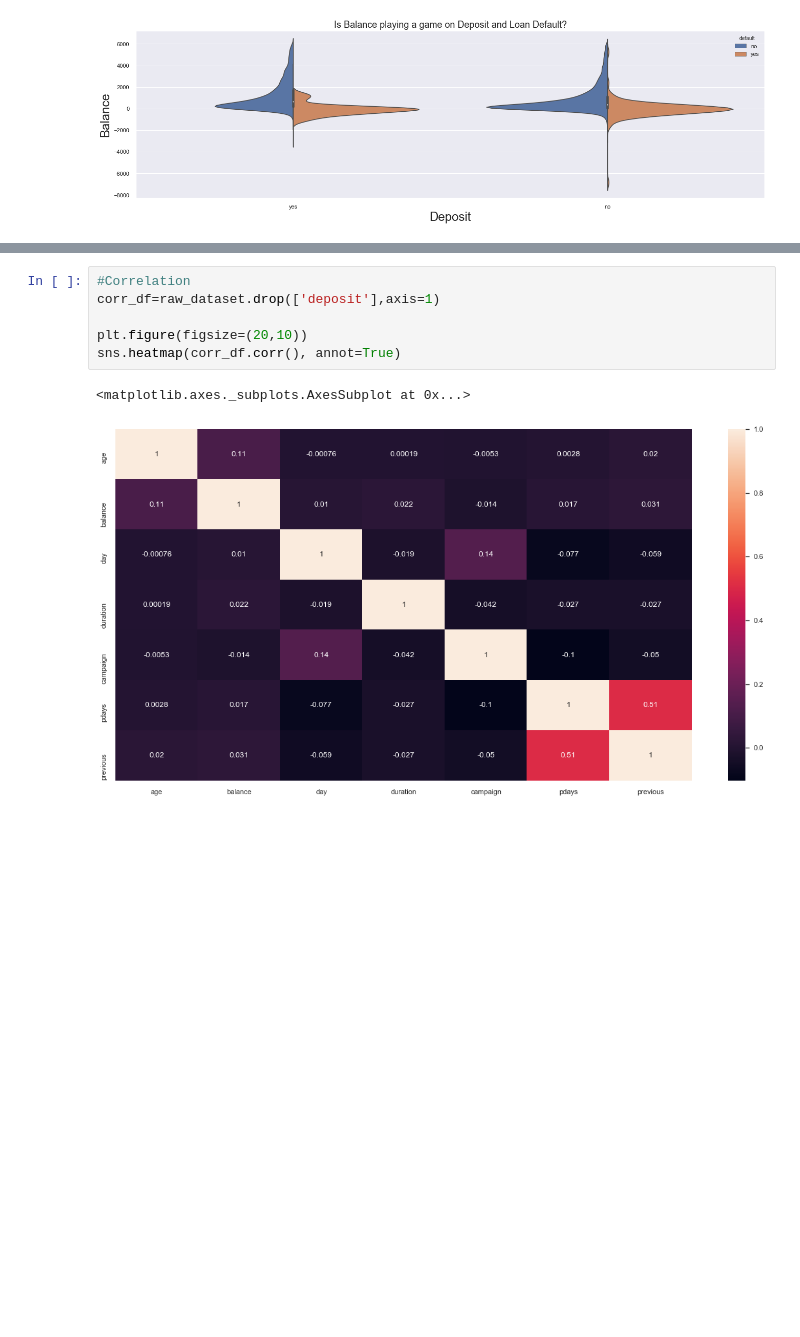
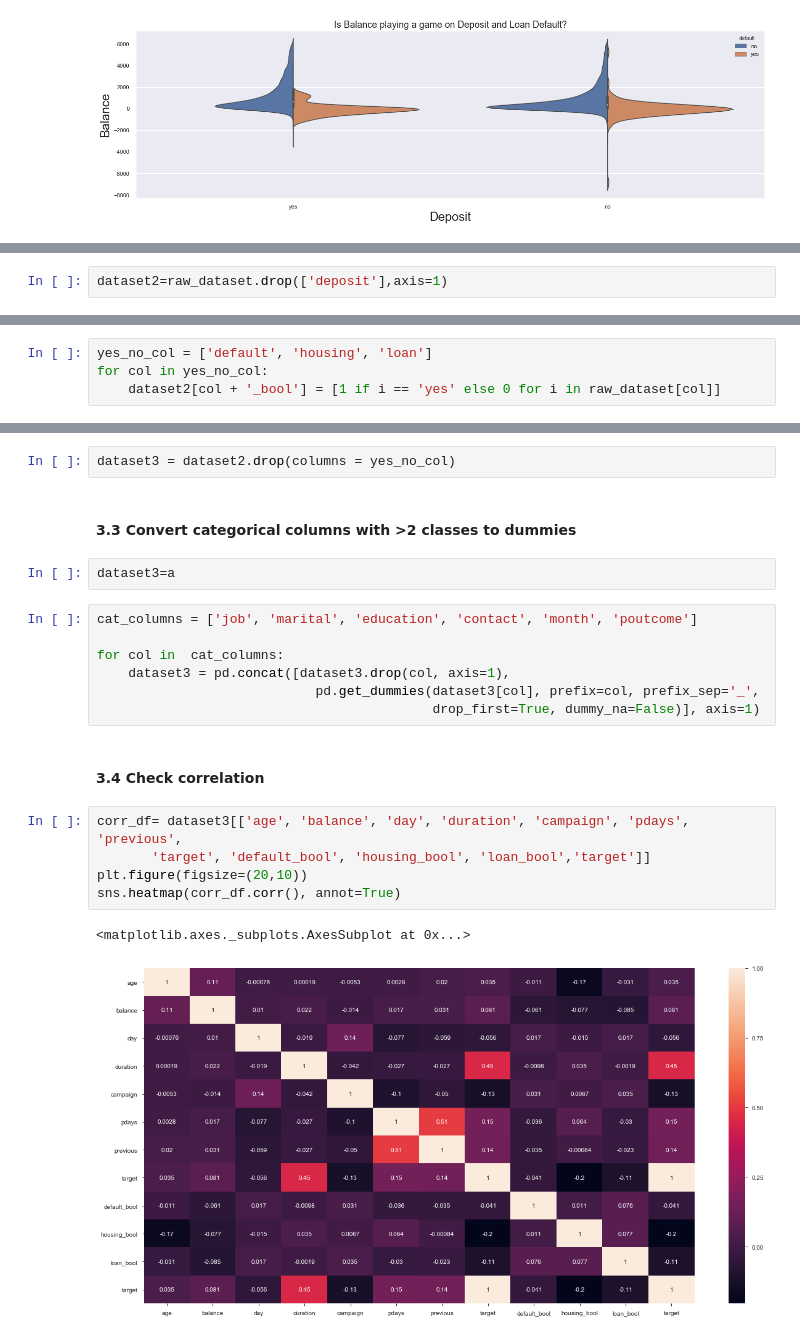
Before and after one commit to McGill-MMA-EnterpriseAnalytics/datasectuals, a Jupyter notebook: EDA and pre-processing.ipynb, the cells around one changed output, grey strips where cells are left out. Cells and saved outputs as stored; diff of their text form; blank space fills up the shorter version.

```diff
--- a/EDA and pre-processing.ipynb
+++ b/EDA and pre-processing.ipynb
@@ -164,0 +283,2 @@ Those who default have low balance in their account
+# %%
+dataset2=raw_dataset.drop(['deposit'],axis=1)
@@ -164,0 +287,4 @@ Those who default have low balance in their account
+# %%
+yes_no_col = ['default', 'housing', 'loan']
+for col in yes_no_col:
+    dataset2[col + '_bool'] = [1 if i == 'yes' else 0 for i in raw_dataset[col]]
@@ -165,9 +293,23 @@ Those who default have low balance in their account
+# %%
+dataset3 = dataset2.drop(columns = yes_no_col)
+# %% [markdown]
+#### 3.3 Convert categorical columns with >2 classes to dummies
+# %%
+dataset3=a
+# %%
+cat_columns = ['job', 'marital', 'education', 'contact', 'month', 'poutcome']
+
+for col in  cat_columns:
+    dataset3 = pd.concat([dataset3.drop(col, axis=1),
+                            pd.get_dummies(dataset3[col], prefix=col, prefix_sep='_',
+                                           drop_first=True, dummy_na=False)], axis=1)
+# %% [markdown]
+#### 3.4 Check correlation
 # %%
-#Correlation
-corr_df=raw_dataset.drop(['deposit'],axis=1)
-
+corr_df= dataset3[['age', 'balance', 'day', 'duration', 'campaign', 'pdays', 'previous',
+       'target', 'default_bool', 'housing_bool', 'loan_bool','target']]
 plt.figure(figsize=(20,10))
 sns.heatmap(corr_df.corr(), annot=True)
 # %% [output]
 <matplotlib.axes._subplots.AxesSubplot at 0x...>
-[figure, old version]
+[figure, new version]
```
Also changed, not shown: parts of 63 cells of this notebook.
